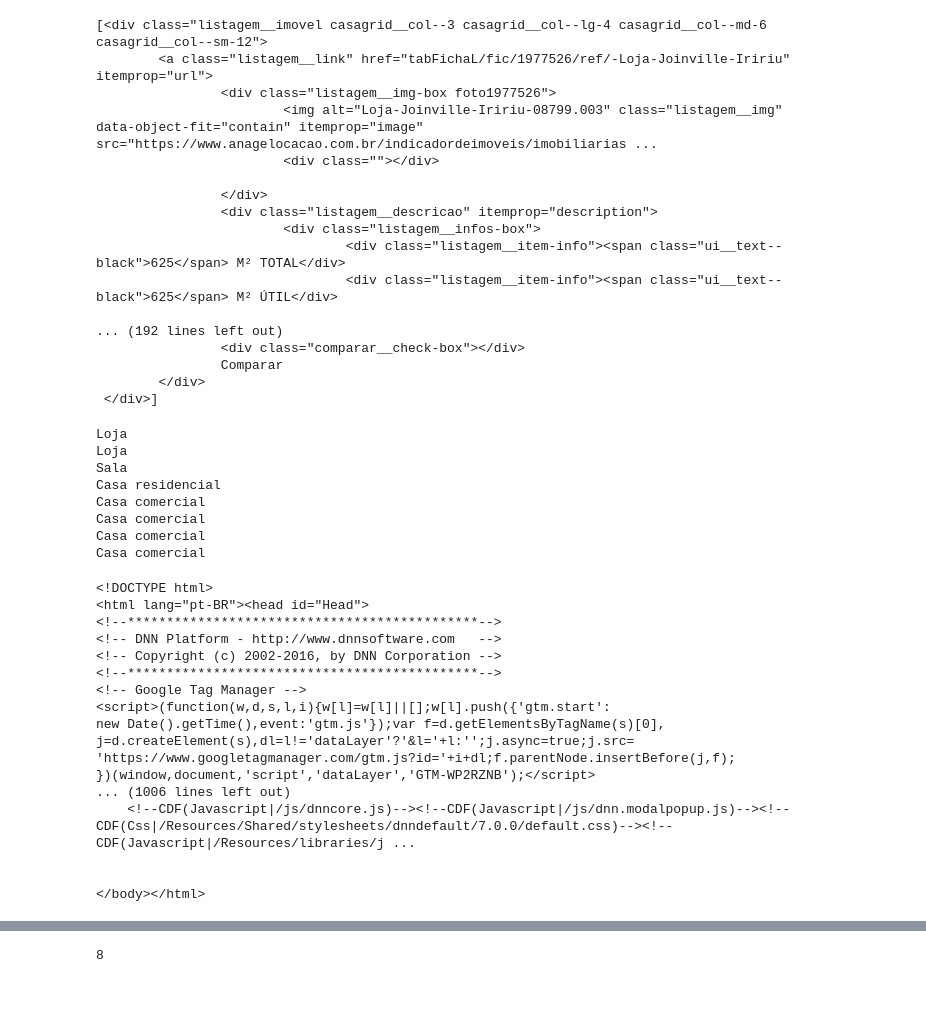
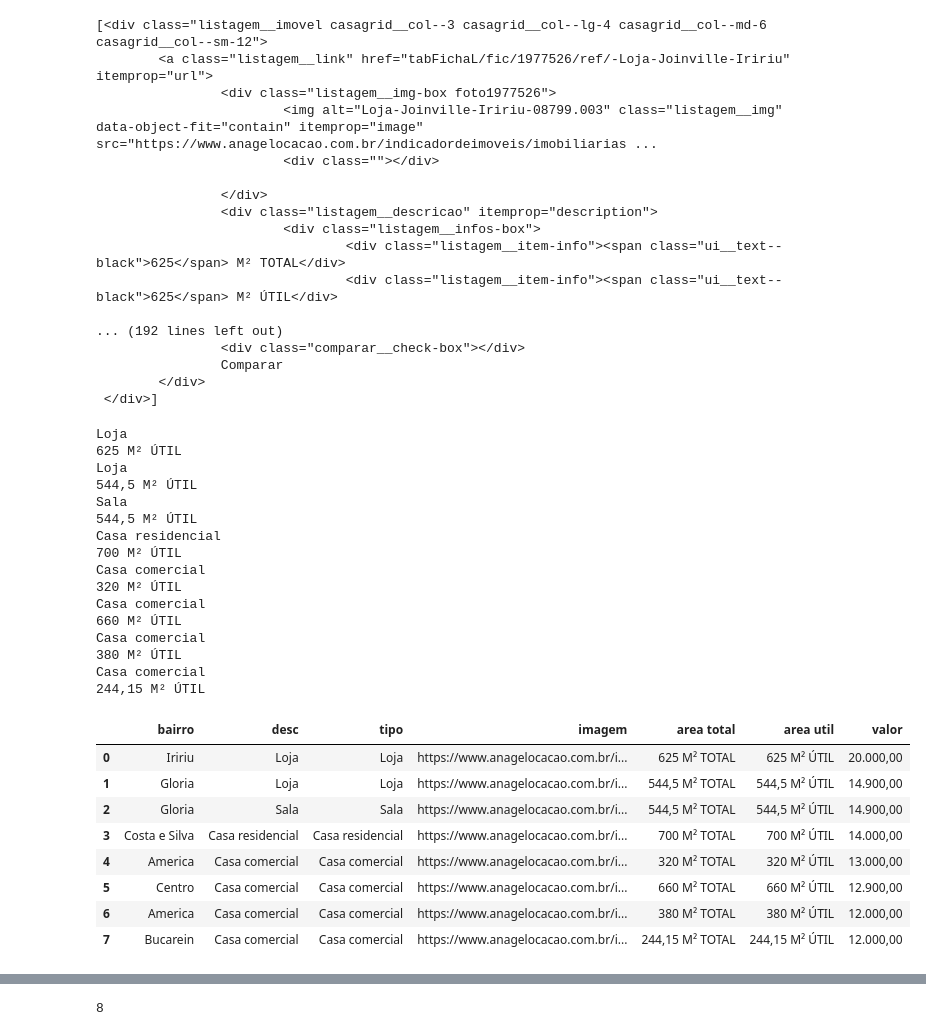
Before and after one commit to wilsonazer/house_prices, a Jupyter notebook: Anage.ipynb, the cells around one changed output, grey strips where cells are left out. Saved outputs shown, nothing was run; the diff lists cells and outputs as text; code cells hidden in the pictures; blank space fills up the shorter version.

```diff
--- a/Anage.ipynb
+++ b/Anage.ipynb
@@ -71,36 +72,23 @@ def parse_data( list_houses ):
     for idx in range( len( list_houses )):
         current_list = list_houses[idx]
         print( current_list.select('div[class*=imovel-descricao]')[0].string )
+        print(current_list.select('div[class*=listagem__item-info]')[1].text)
 
 parse_data(list_houses)
 # %% [output]
 Loja
+625 M² ÚTIL
 Loja
+544,5 M² ÚTIL
 Sala
+544,5 M² ÚTIL
 Casa residencial
+700 M² ÚTIL
 Casa comercial
+320 M² ÚTIL
 Casa comercial
+660 M² ÚTIL
 Casa comercial
+380 M² ÚTIL
 Casa comercial
+244,15 M² ÚTIL
-# %%
-r = requests.get('https://www.anagelocacao.com.br/Quero-alugar/imoveis/currentpage/1')
-list_houses = BeautifulSoup( r.content, 'html5lib')
-list_houses
-# %% [output]
-<!DOCTYPE html>
-<html lang="pt-BR"><head id="Head">
-<!--*********************************************-->
-<!-- DNN Platform - http://www.dnnsoftware.com   -->
-<!-- Copyright (c) 2002-2016, by DNN Corporation -->
-<!--*********************************************-->
-<!-- Google Tag Manager -->
-<script>(function(w,d,s,l,i){w[l]=w[l]||[];w[l].push({'gtm.start':
-new Date().getTime(),event:'gtm.js'});var f=d.getElementsByTagName(s)[0],
-j=d.createElement(s),dl=l!='dataLayer'?'&l='+l:'';j.async=true;j.src=
-'https://www.googletagmanager.com/gtm.js?id='+i+dl;f.parentNode.insertBefore(j,f);
-})(window,document,'script','dataLayer','GTM-WP2RZNB');</script>
-... (1006 lines left out)
-    <!--CDF(Javascript|/js/dnncore.js)--><!--CDF(Javascript|/js/dnn.modalpopup.js)--><!--CDF(Css|/Resources/Shared/stylesheets/dnndefault/7.0.0/default.css)--><!--CDF(Javascript|/Resources/libraries/j ...
-
-
-</body></html>
@@ -106,0 +144,13 @@ j=d.createElement(s),dl=l!='dataLayer'?'&l='+l:'';j.async=true;j.src=
+# %%
+df = pd.DataFrame(all_houses, columns=['bairro','desc','tipo','imagem','area total','area util','valor'])
+df.head(8)
+# %% [output]
+|  | bairro | desc | tipo | imagem | area total | area util | valor |
+| 0 | Iririu | Loja | Loja | https://www.anagelocacao.com.br/i... | 625 M² TOTAL | 625 M² ÚTIL | 20.000,00 |
+| 1 | Gloria | Loja | Loja | https://www.anagelocacao.com.br/i... | 544,5 M² TOTAL | 544,5 M² ÚTIL | 14.900,00 |
+| 2 | Gloria | Sala | Sala | https://www.anagelocacao.com.br/i... | 544,5 M² TOTAL | 544,5 M² ÚTIL | 14.900,00 |
+| 3 | Costa e Silva | Casa residencial | Casa residencial | https://www.anagelocacao.com.br/i... | 700 M² TOTAL | 700 M² ÚTIL | 14.000,00 |
+| 4 | America | Casa comercial | Casa comercial | https://www.anagelocacao.com.br/i... | 320 M² TOTAL | 320 M² ÚTIL | 13.000,00 |
+| 5 | Centro | Casa comercial | Casa comercial | https://www.anagelocacao.com.br/i... | 660 M² TOTAL | 660 M² ÚTIL | 12.900,00 |
+| 6 | America | Casa comercial | Casa comercial | https://www.anagelocacao.com.br/i... | 380 M² TOTAL | 380 M² ÚTIL | 12.000,00 |
+| 7 | Bucarein | Casa comercial | Casa comercial | https://www.anagelocacao.com.br/i... | 244,15 M² TOTAL | 244,15 M² ÚTIL | 12.000,00 |
```
Also changed, not shown: parts of 28 cells of this notebook, 1 other file.
